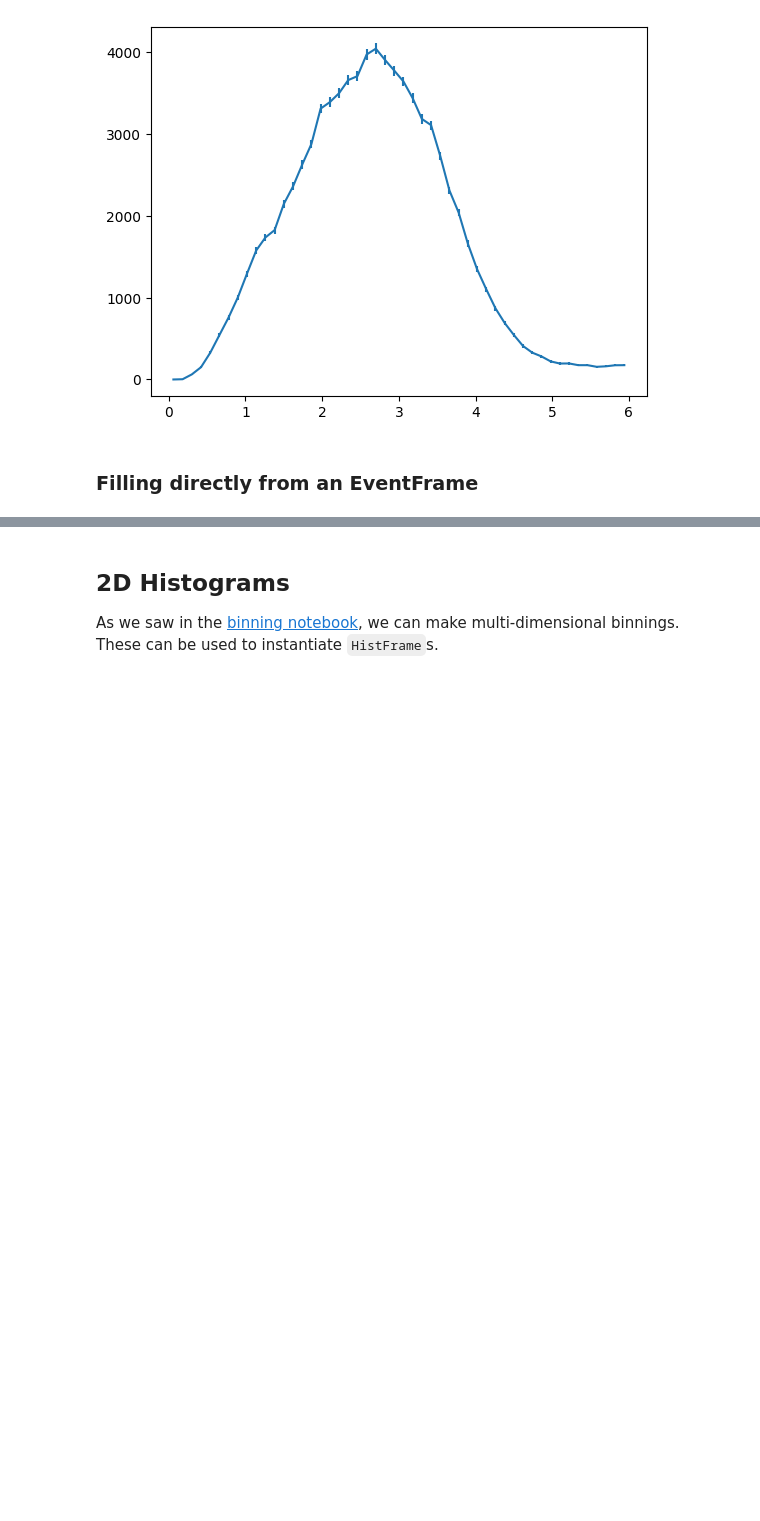
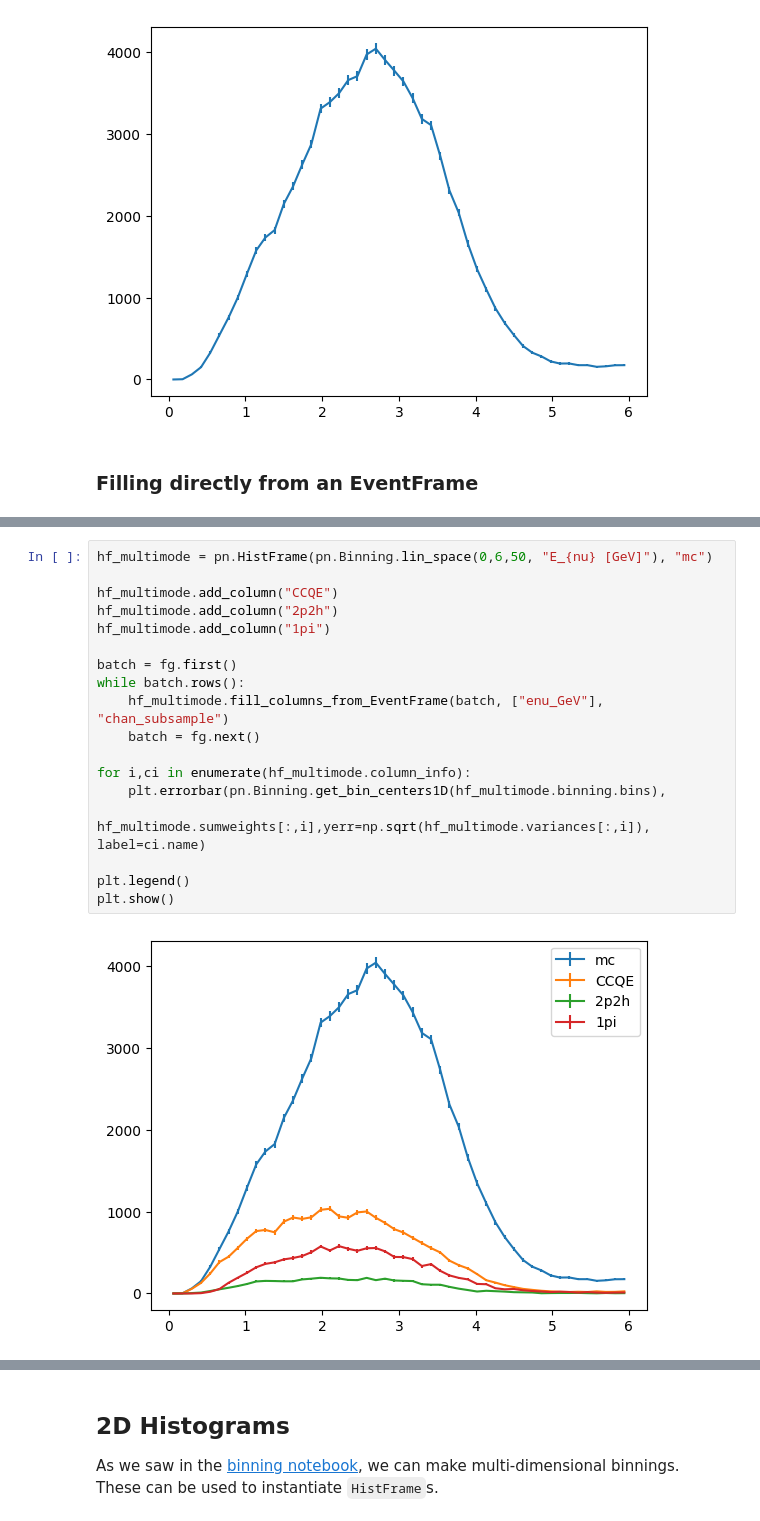
Before and after one commit to NUISANCEMC/nuisance3, a Jupyter notebook: notebooks/histframes.ipynb, the cells around one changed output, grey strips where cells are left out. Saved outputs shown, nothing was run; the diff lists cells and outputs as text; blank space fills up the shorter version.

```diff
--- a/notebooks/histframes.ipynb
+++ b/notebooks/histframes.ipynb
@@ -116,0 +178,20 @@ plt.show()
+# %%
+hf_multimode = pn.HistFrame(pn.Binning.lin_space(0,6,50, "E_{nu} [GeV]"), "mc")
+
+hf_multimode.add_column("CCQE")
+hf_multimode.add_column("2p2h")
+hf_multimode.add_column("1pi")
+
+batch = fg.first()
+while batch.rows():
+    hf_multimode.fill_columns_from_EventFrame(batch, ["enu_GeV"], "chan_subsample")
+    batch = fg.next()
+
+for i,ci in enumerate(hf_multimode.column_info):
+    plt.errorbar(pn.Binning.get_bin_centers1D(hf_multimode.binning.bins),
+             hf_multimode.sumweights[:,i],yerr=np.sqrt(hf_multimode.variances[:,i]), label=ci.name)
+
+plt.legend()
+plt.show()
+# %% [output]
+[figure, added]
```
Also changed, not shown: parts of 17 cells of this notebook, 13 other files.
